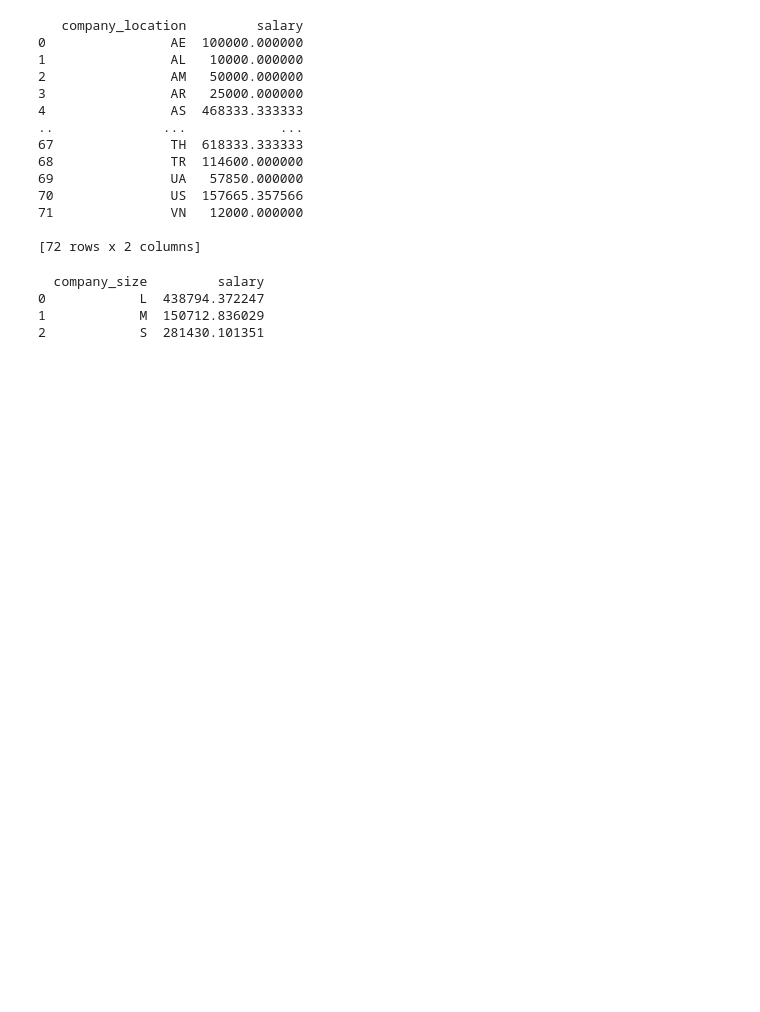
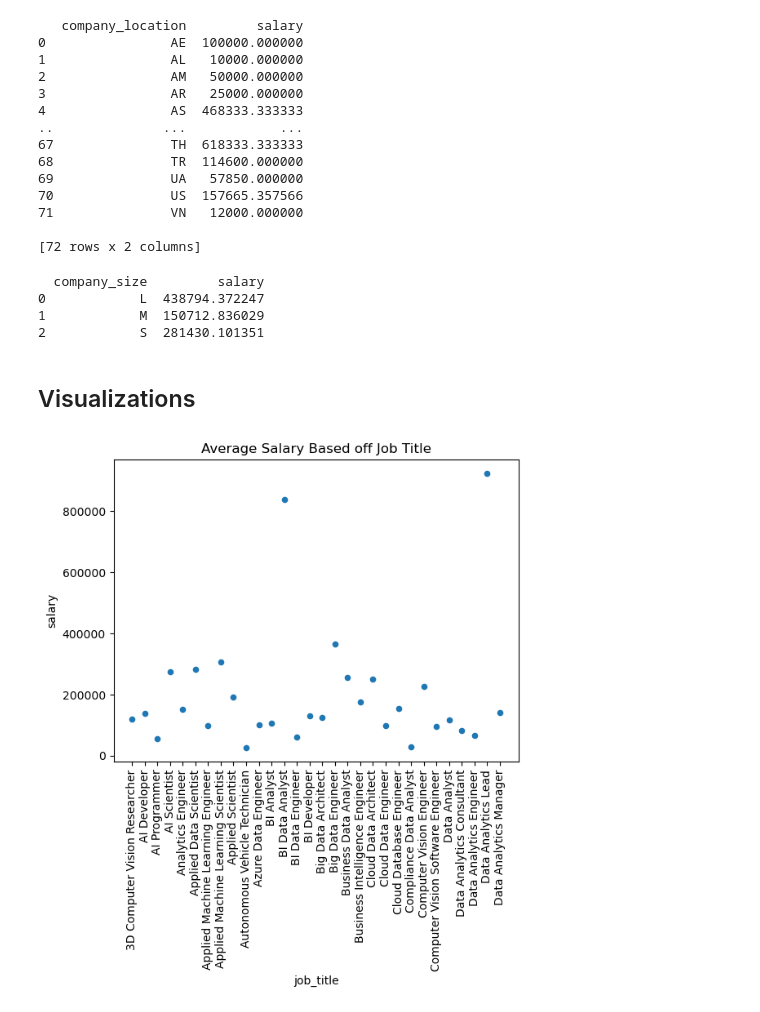
Before and after one commit to anastasiaskr2000/project-1, a Jupyter notebook: project-1.ipynb, the cells around one changed output. Cells and saved outputs as stored; diff of their text form; code cells hidden in the pictures; blank space fills up the shorter version.

```diff
--- a/project-1.ipynb
+++ b/project-1.ipynb
@@ -4,5 +7,5 @@ import numpy as np
 # %%
-dt = pd.read_csv('ds_salaries.csv')
+dt = pd.read_csv('C:\\Users\\cdiix\\OneDrive\\Desktop\\project-1\\resources\\ds_salaries.csv')
 # %%
 dt.head()
 # %% [output]
@@ -195,3 +198,13 @@ print(average_salary_csize)
 0            L  438794.372247
 1            M  150712.836029
 2            S  281430.101351
+# %% [markdown]
+## Visualizations
+# %%
+#Display average salary based on job title in a scatter plot
+average_salary_jt[0:30].plot.scatter(x = "job_title", y = "salary")
+plt.xticks(rotation = 90)
+plt.title("Average Salary Based off Job Title")
+plt.show()
+# %% [output]
+[figure, added]
```
Also changed, not shown: parts of 9 cells of this notebook, 1 other file.
